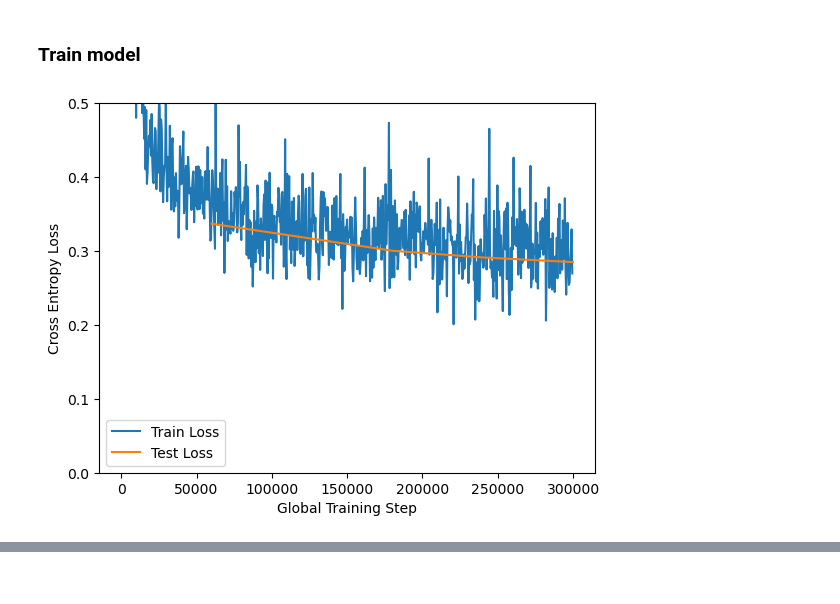
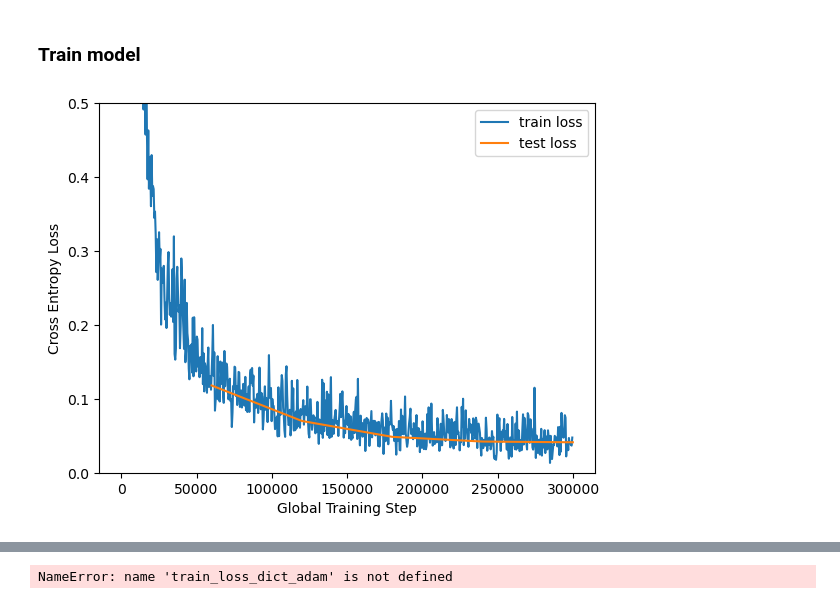
Before and after one commit to TorsteinEide/tdt4195-visdat, a Jupyter notebook: IP2-assignment/TDT4195-StarterCode-2023-main/assignment 2/task2.ipynb, the cells around one changed output, grey strips where cells are left out. Drawn from its saved outputs; the diff is of its cells as text; code cells hidden in the pictures.

Commit message:
worked more on task 2

```diff
--- a/IP2-assignment/TDT4195-StarterCode-2023-main/assignment 2/task2.ipynb
+++ b/IP2-assignment/TDT4195-StarterCode-2023-main/assignment 2/task2.ipynb
@@ -46,12 +31,20 @@ The tensor containing the images has shape: torch.Size([64, 1, 32, 32]) (batch s
 # %%
+## TASK 2 A
 def create_model():
     """
         Initializes the mode. Edit the code below if you would like to change the model.
     """
     model = nn.Sequential(
-        nn.Flatten(), # Flattens the image from shape (batch_size, C, Height, width) to (batch_size, C*height*width)
-        nn.Linear(32*32*1, 10)
-        # No need to include softmax, as this is already combined in the loss function
+        nn.Conv2d(1,32,5,1,2),
+        nn.MaxPool2d(2,2),
+        nn.Conv2d(32,64,3,1,1),
+        nn.MaxPool2d(2,2),
+        nn.Conv2d(64,128,3,1,1),
+        nn.MaxPool2d(2,2),
+        nn.Flatten(),
+        nn.Linear(128*4*4,64),
+        nn.ReLU(),
+        nn.Linear(64,10)
     )
     # Transfer model to GPU memory if a GPU is available
     model = utils.to_cuda(model)
@@ -97,19 +94,20 @@ train_loss_dict, test_loss_dict = trainer.train(num_epochs)
 # %%
 # We can now plot the training loss with our utility script
+def plot_result(train_loss, test_loss, train_label, test_label):
+    # Plot loss
+    utils.plot_loss(train_loss_dict, label=train_label)
+    utils.plot_loss(test_loss_dict, label=test_label)
+    # Limit the y-axis of the plot (The range should not be increased!)
+    plt.ylim([0, .5])
+    plt.legend()
+    plt.xlabel("Global Training Step")
+    plt.ylabel("Cross Entropy Loss")
+    plt.savefig(utils.image_output_dir.joinpath("task2a_plot.png"))
+    plt.show()
 
-# Plot loss
-utils.plot_loss(train_loss_dict, label="Train Loss")
-utils.plot_loss(test_loss_dict, label="Test Loss")
-# Limit the y-axis of the plot (The range should not be increased!)
-plt.ylim([0, .5])
-plt.legend()
-plt.xlabel("Global Training Step")
-plt.ylabel("Cross Entropy Loss")
-plt.savefig(utils.image_output_dir.joinpath("task2a_plot.png"))
-plt.show()
-
-final_loss, final_acc = utils.compute_loss_and_accuracy(
-    dataloader_test, model, loss_function)
-print(f"Final Test loss: {final_loss}. Final Test accuracy: {final_acc}")
+    final_loss, final_acc = utils.compute_loss_and_accuracy(
+        dataloader_test, model, loss_function)
+    print(f"Final Test loss: {final_loss}. Final Test accuracy: {final_acc}")
+plot_result(train_loss_dict, test_loss_dict, "train loss", "test loss")
 # %% [output]
-[figure, old version]
+[figure, new version]
@@ -135,0 +115,14 @@ model = create_model()
+# %%
+## TASK 2 B
+## Update hyperparameters
+learning_rate_adam = 0.001
+optimizer_adam = torch.optim.Adam(model.parameters(),lr = learning_rate_adam)
+
+## Train model
+train_loss_dict_adam, test_loss_dict_adam = train_model(optimizer_adam)
+
+## Plot result
+plot_result(train_loss_dict_adam, test_loss_dict_adam, "training with adam", "testing with adam")
+plot_result(train_loss_dict, test_loss_dict, "training loss", "test loss")
+# %% [output]
+NameError: name 'train_loss_dict_adam' is not defined
```
Also changed, not shown: parts of 4 cells of this notebook, 2 other files.
